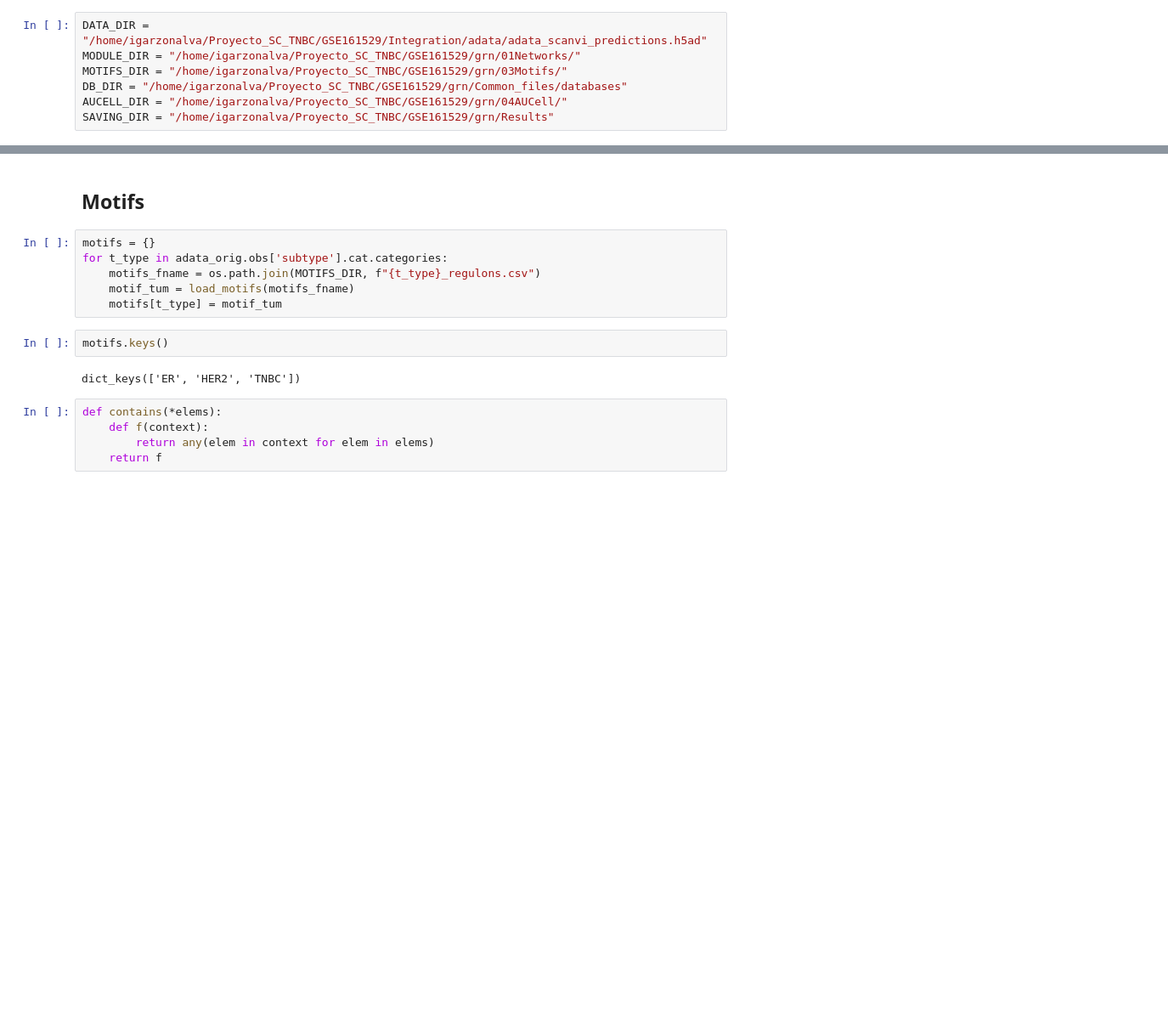
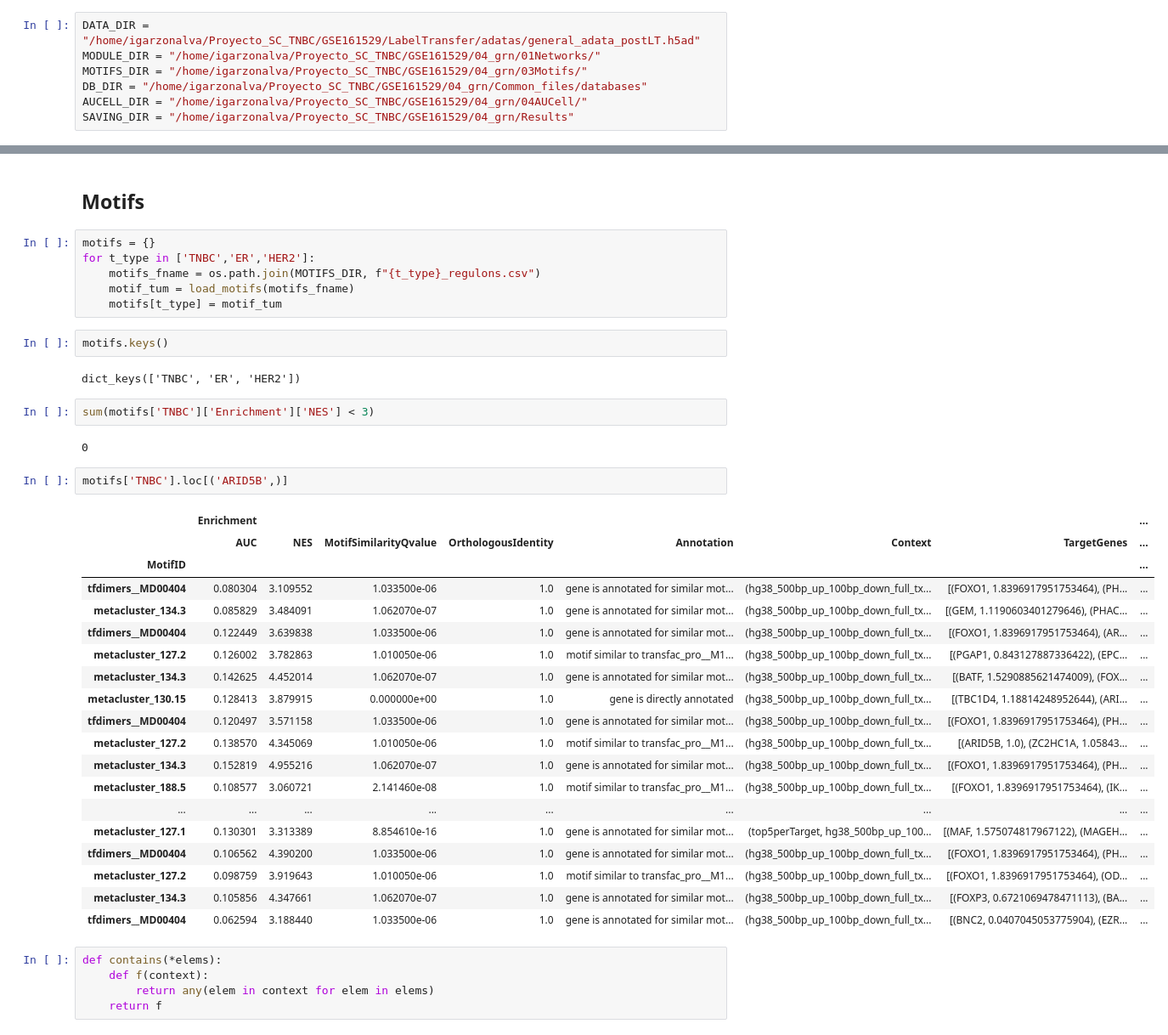
Before and after one commit to ignagarlav/Breast-Cancer-Heterogeneity, a Jupyter notebook: 04GRN/ExploreGrnResults.ipynb, the cells around one changed output, grey strips where cells are left out. Shown at 85% size. Saved outputs shown, nothing was run; the diff lists cells and outputs as text; blank space fills up the shorter version.

```diff
--- a/04GRN/ExploreGrnResults.ipynb
+++ b/04GRN/ExploreGrnResults.ipynb
@@ -29,10 +31,10 @@ from pyscenic.export import export2loom, add_scenic_metadata
 # %%
-DATA_DIR = "/home/igarzonalva/Proyecto_SC_TNBC/GSE161529/Integration/adata/adata_scanvi_predictions.h5ad"
-MODULE_DIR = "/home/igarzonalva/Proyecto_SC_TNBC/GSE161529/grn/01Networks/"
-MOTIFS_DIR = "/home/igarzonalva/Proyecto_SC_TNBC/GSE161529/grn/03Motifs/"
-DB_DIR = "/home/igarzonalva/Proyecto_SC_TNBC/GSE161529/grn/Common_files/databases"
-AUCELL_DIR = "/home/igarzonalva/Proyecto_SC_TNBC/GSE161529/grn/04AUCell/"
-SAVING_DIR = "/home/igarzonalva/Proyecto_SC_TNBC/GSE161529/grn/Results"
+DATA_DIR = "/home/igarzonalva/Proyecto_SC_TNBC/GSE161529/LabelTransfer/adatas/general_adata_postLT.h5ad"
+MODULE_DIR = "/home/igarzonalva/Proyecto_SC_TNBC/GSE161529/04_grn/01Networks/"
+MOTIFS_DIR = "/home/igarzonalva/Proyecto_SC_TNBC/GSE161529/04_grn/03Motifs/"
+DB_DIR = "/home/igarzonalva/Proyecto_SC_TNBC/GSE161529/04_grn/Common_files/databases"
+AUCELL_DIR = "/home/igarzonalva/Proyecto_SC_TNBC/GSE161529/04_grn/04AUCell/"
+SAVING_DIR = "/home/igarzonalva/Proyecto_SC_TNBC/GSE161529/04_grn/Results"
 # %% [markdown]
 # ADATA
 # %%
@@ -85,14 +89,40 @@ Regulons are sets of genes which share regulatory sequences to which a certain T
 ## Motifs
 # %%
 motifs = {}
-for t_type in adata_orig.obs['subtype'].cat.categories:
+for t_type in ['TNBC','ER','HER2']:
     motifs_fname = os.path.join(MOTIFS_DIR, f"{t_type}_regulons.csv")
     motif_tum = load_motifs(motifs_fname)
     motifs[t_type] = motif_tum
 # %%
 motifs.keys()
 # %% [output]
-dict_keys(['ER', 'HER2', 'TNBC'])
+dict_keys(['TNBC', 'ER', 'HER2'])
+# %%
+sum(motifs['TNBC']['Enrichment']['NES'] < 3)
+# %% [output]
+0
+# %%
+motifs['TNBC'].loc[('ARID5B',)]
+# %% [output]
+|  | Enrichment |  |  |  |  |  |  | ... |
+|  | AUC | NES | MotifSimilarityQvalue | OrthologousIdentity | Annotation | Context | TargetGenes | ... |
+| MotifID |  |  |  |  |  |  |  | ... |
+| tfdimers__MD00404 | 0.080304 | 3.109552 | 1.033500e-06 | 1.0 | gene is annotated for similar mot... | (hg38_500bp_up_100bp_down_full_tx... | [(FOXO1, 1.8396917951753464), (PH... | ... |
+| metacluster_134.3 | 0.085829 | 3.484091 | 1.062070e-07 | 1.0 | gene is annotated for similar mot... | (hg38_500bp_up_100bp_down_full_tx... | [(GEM, 1.1190603401279646), (PHAC... | ... |
+| tfdimers__MD00404 | 0.122449 | 3.639838 | 1.033500e-06 | 1.0 | gene is annotated for similar mot... | (hg38_500bp_up_100bp_down_full_tx... | [(FOXO1, 1.8396917951753464), (AR... | ... |
+| metacluster_127.2 | 0.126002 | 3.782863 | 1.010050e-06 | 1.0 | motif similar to transfac_pro__M1... | (hg38_500bp_up_100bp_down_full_tx... | [(PGAP1, 0.843127887336422), (EPC... | ... |
+| metacluster_134.3 | 0.142625 | 4.452014 | 1.062070e-07 | 1.0 | gene is annotated for similar mot... | (hg38_500bp_up_100bp_down_full_tx... | [(BATF, 1.5290885621474009), (FOX... | ... |
+| metacluster_130.15 | 0.128413 | 3.879915 | 0.000000e+00 | 1.0 | gene is directly annotated | (hg38_500bp_up_100bp_down_full_tx... | [(TBC1D4, 1.18814248952644), (ARI... | ... |
+| tfdimers__MD00404 | 0.120497 | 3.571158 | 1.033500e-06 | 1.0 | gene is annotated for similar mot... | (hg38_500bp_up_100bp_down_full_tx... | [(FOXO1, 1.8396917951753464), (PH... | ... |
+| metacluster_127.2 | 0.138570 | 4.345069 | 1.010050e-06 | 1.0 | motif similar to transfac_pro__M1... | (hg38_500bp_up_100bp_down_full_tx... | [(ARID5B, 1.0), (ZC2HC1A, 1.05843... | ... |
+| metacluster_134.3 | 0.152819 | 4.955216 | 1.062070e-07 | 1.0 | gene is annotated for similar mot... | (hg38_500bp_up_100bp_down_full_tx... | [(FOXO1, 1.8396917951753464), (PH... | ... |
+| metacluster_188.5 | 0.108577 | 3.060721 | 2.141460e-08 | 1.0 | motif similar to transfac_pro__M1... | (hg38_500bp_up_100bp_down_full_tx... | [(FOXO1, 1.8396917951753464), (IK... | ... |
+| ... | ... | ... | ... | ... | ... | ... | ... | ... |
+| metacluster_127.1 | 0.130301 | 3.313389 | 8.854610e-16 | 1.0 | gene is annotated for similar mot... | (top5perTarget, hg38_500bp_up_100... | [(MAF, 1.575074817967122), (MAGEH... | ... |
+| tfdimers__MD00404 | 0.106562 | 4.390200 | 1.033500e-06 | 1.0 | gene is annotated for similar mot... | (hg38_500bp_up_100bp_down_full_tx... | [(FOXO1, 1.8396917951753464), (PH... | ... |
+| metacluster_127.2 | 0.098759 | 3.919643 | 1.010050e-06 | 1.0 | motif similar to transfac_pro__M1... | (hg38_500bp_up_100bp_down_full_tx... | [(FOXO1, 1.8396917951753464), (OD... | ... |
+| metacluster_134.3 | 0.105856 | 4.347661 | 1.062070e-07 | 1.0 | gene is annotated for similar mot... | (hg38_500bp_up_100bp_down_full_tx... | [(FOXP3, 0.6721069478471113), (BA... | ... |
+| tfdimers__MD00404 | 0.062594 | 3.188440 | 1.033500e-06 | 1.0 | gene is annotated for similar mot... | (hg38_500bp_up_100bp_down_full_tx... | [(BNC2, 0.0407045053775904), (EZR... | ... |
 # %%
 def contains(*elems):
     def f(context):
```
Also changed, not shown: parts of 4 cells of this notebook, 17 other files.
